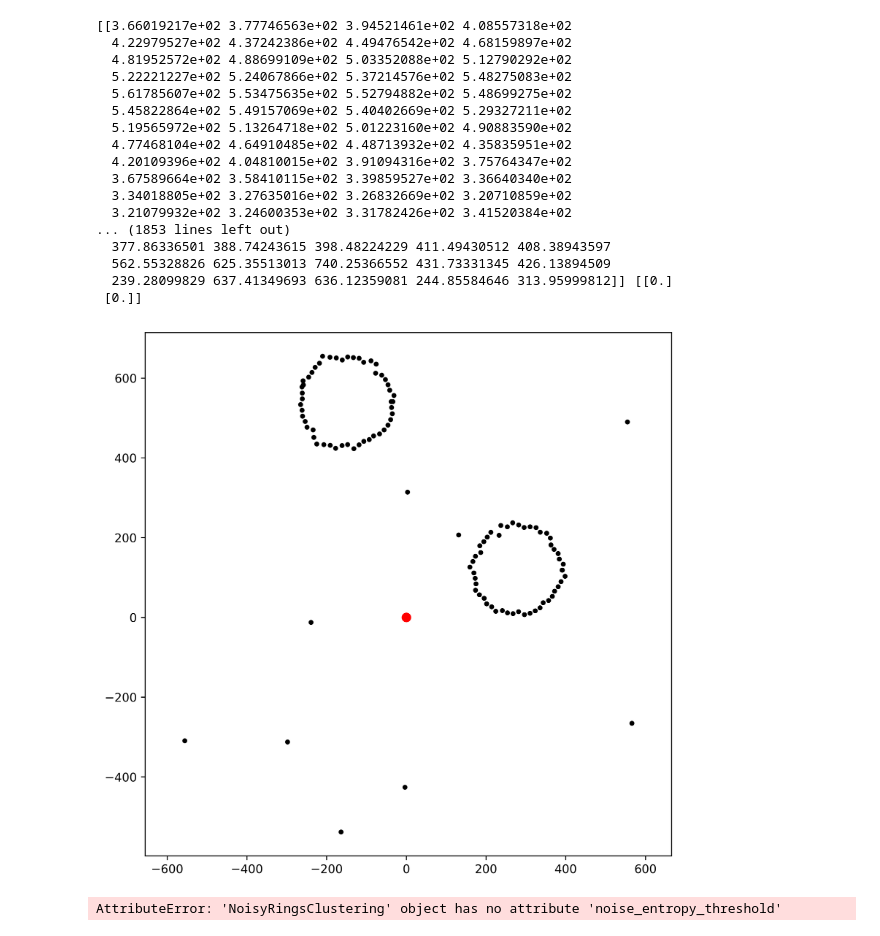
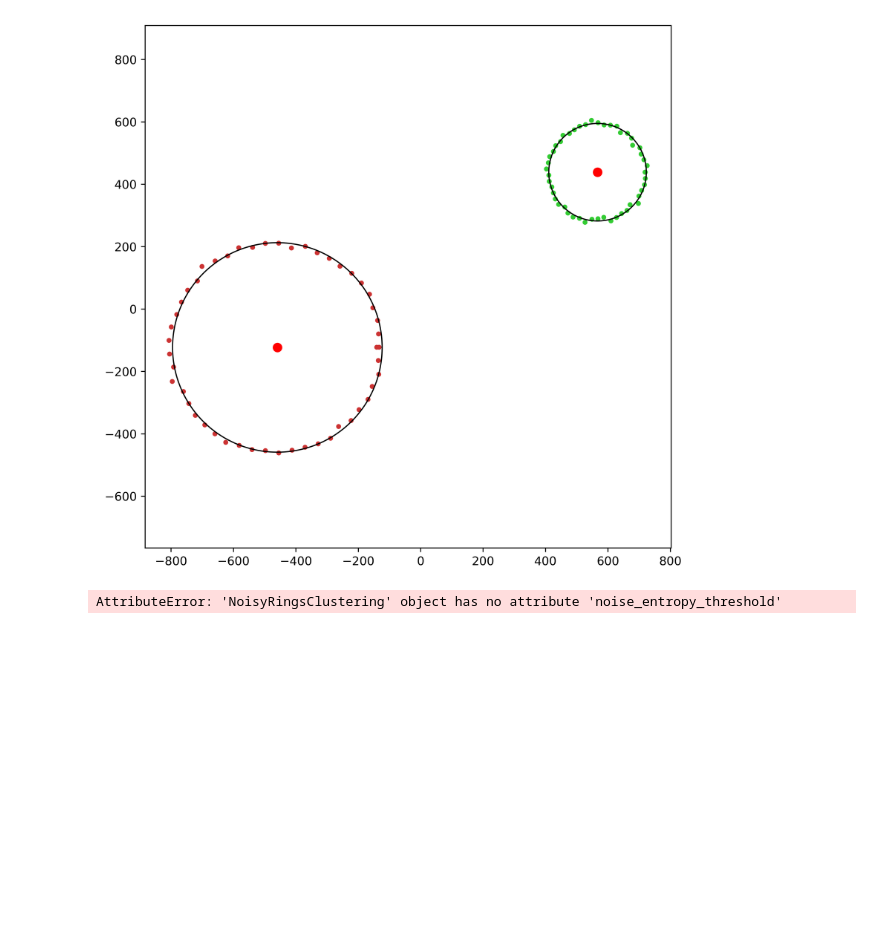
Before and after one commit to davidgonmar/ring-clustering, a Jupyter notebook: experiments/experiment_playground.ipynb, the cells around one changed output. Drawn from its saved outputs; the diff is of its cells as text; code cells hidden in the pictures; blank space fills up the shorter version.

```diff
--- a/experiments/experiment_playground.ipynb
+++ b/experiments/experiment_playground.ipynb
@@ -19,13 +19,15 @@ plt.rcParams["figure.figsize"] = (8, 8)
 # that generate the necessary data
 
 # Generate circles and noise data
-center_delims = np.array([[-600, -600], [-600, 600], [600, -600], [600, 600]])
-minmax_radius = np.array([100, 200])
+EXCENTRIC = np.array([[-600, -600], [-600, 600], [600, -600], [600, 600]])
+CONCENTRIC = np.array([[0, 0], [0, 0], [0, 0], [0, 0]])
+center_delims = EXCENTRIC
+minmax_radius = np.array([50, 400])
 n_rings = 2
 circles = random_circles(center_delims, minmax_radius, 50, n_rings, noise=5)
 
 # Generate additional noise
-noise = random_noise(center_delims, 10, 0.1)
+noise = random_noise(center_delims, 50, 0.1)
 
 # Combine circles and noise
 circles = np.concatenate([circles, noise])
@@ -34,11 +36,12 @@ circles = np.concatenate([circles, noise])
 # Fit the clustering model
 model = NoisyRingsClustering(
     n_rings=n_rings,
-    q=1.2,
+    q=1.8,
     convergence_eps=0,
     max_iters=3300,
-    noise_distance_threshold=2.5,
+    noise_distance_threshold=1,
     apply_noise_removal=True,
+    datadist="random"
 )
 model.fit(circles)
 
@@ -76,21 +65,4 @@ INFO:nrc:[NoisyRingsClustering] Converged after 40 iterations. Stopping early.
-[[3.66019217e+02 3.77746563e+02 3.94521461e+02 4.08557318e+02
-  4.22979527e+02 4.37242386e+02 4.49476542e+02 4.68159897e+02
-  4.81952572e+02 4.88699109e+02 5.03352088e+02 5.12790292e+02
-  5.22221227e+02 5.24067866e+02 5.37214576e+02 5.48275083e+02
-  5.61785607e+02 5.53475635e+02 5.52794882e+02 5.48699275e+02
-  5.45822864e+02 5.49157069e+02 5.40402669e+02 5.29327211e+02
-  5.19565972e+02 5.13264718e+02 5.01223160e+02 4.90883590e+02
-  4.77468104e+02 4.64910485e+02 4.48713932e+02 4.35835951e+02
-  4.20109396e+02 4.04810015e+02 3.91094316e+02 3.75764347e+02
-  3.67589664e+02 3.58410115e+02 3.39859527e+02 3.36640340e+02
-  3.34018805e+02 3.27635016e+02 3.26832669e+02 3.20710859e+02
-  3.21079932e+02 3.24600353e+02 3.31782426e+02 3.41520384e+02
-... (1853 lines left out)
-  377.86336501 388.74243615 398.48224229 411.49430512 408.38943597
-  562.55328826 625.35513013 740.25366552 431.73331345 426.13894509
-  239.28099829 637.41349693 636.12359081 244.85584646 313.95999812]] [[0.]
- [0.]]
-[figure, old version]
+[figure, new version]
 # %%
 NAME = "noisy_rings"
 save_experiment(model, data=circles, name=NAME)
```
Also changed, not shown: parts of 1 cell of this notebook, 5 other files.
